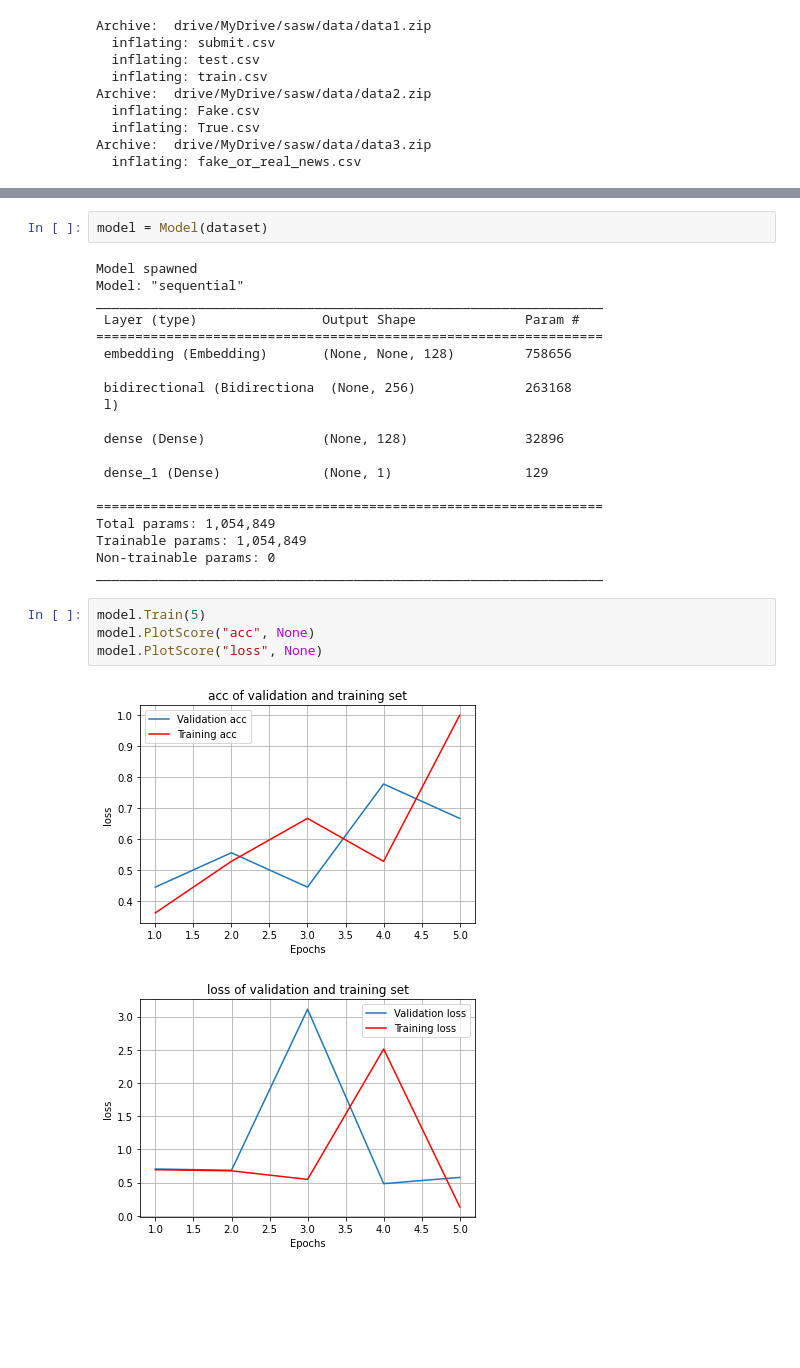
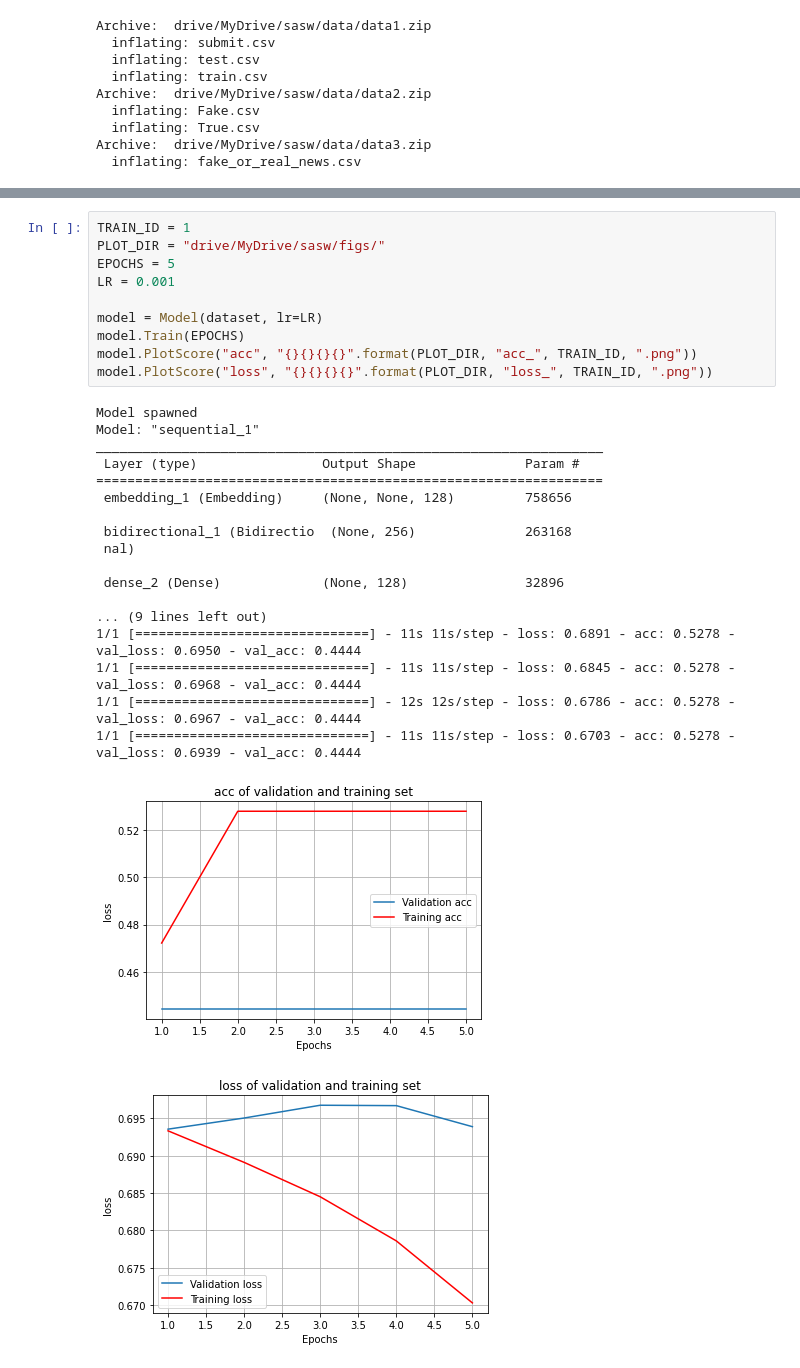
Before and after one commit to mjenigar/sasw, a Jupyter notebook: train_colab.ipynb, the cells around one changed output, grey strips where cells are left out. Saved outputs shown, nothing was run; the diff lists cells and outputs as text; blank space fills up the shorter version.

```diff
--- a/train_colab.ipynb
+++ b/train_colab.ipynb
@@ -84,29 +80,30 @@ The padded encoding for document 2  is :  [  26 2456    2  740   92  102   26  7
-# %%
-model = Model(dataset)
-# %% [output]
-Model spawned
-Model: "sequential"
-_________________________________________________________________
- Layer (type)                Output Shape              Param #
-=================================================================
- embedding (Embedding)       (None, None, 128)         758656
-
- bidirectional (Bidirectiona  (None, 256)              263168
- l)
-
- dense (Dense)               (None, 128)               32896
-
- dense_1 (Dense)             (None, 1)                 129
-
-=================================================================
-Total params: 1,054,849
-Trainable params: 1,054,849
-Non-trainable params: 0
-_________________________________________________________________
-# %%
-model.Train(5)
-model.PlotScore("acc", None)
-model.PlotScore("loss", None)
-# %% [output]
-[figure, removed]
-[figure, removed]
+# %%
+TRAIN_ID = 1
+PLOT_DIR = "drive/MyDrive/sasw/figs/"
+EPOCHS = 5
+LR = 0.001
+
+model = Model(dataset, lr=LR)
+model.Train(EPOCHS)
+model.PlotScore("acc", "{}{}{}{}".format(PLOT_DIR, "acc_", TRAIN_ID, ".png"))
+model.PlotScore("loss", "{}{}{}{}".format(PLOT_DIR, "loss_", TRAIN_ID, ".png"))
+# %% [output]
+Model spawned
+Model: "sequential_1"
+_________________________________________________________________
+ Layer (type)                Output Shape              Param #
+=================================================================
+ embedding_1 (Embedding)     (None, None, 128)         758656
+
+ bidirectional_1 (Bidirectio  (None, 256)              263168
+ nal)
+
+ dense_2 (Dense)             (None, 128)               32896
+
+... (9 lines left out)
+1/1 [==============================] - 11s 11s/step - loss: 0.6891 - acc: 0.5278 - val_loss: 0.6950 - val_acc: 0.4444
+1/1 [==============================] - 11s 11s/step - loss: 0.6845 - acc: 0.5278 - val_loss: 0.6968 - val_acc: 0.4444
+1/1 [==============================] - 12s 12s/step - loss: 0.6786 - acc: 0.5278 - val_loss: 0.6967 - val_acc: 0.4444
+1/1 [==============================] - 11s 11s/step - loss: 0.6703 - acc: 0.5278 - val_loss: 0.6939 - val_acc: 0.4444
+[figure, added]
+[figure, added]
```
Also changed, not shown: parts of 3 cells of this notebook, 1 other file.
